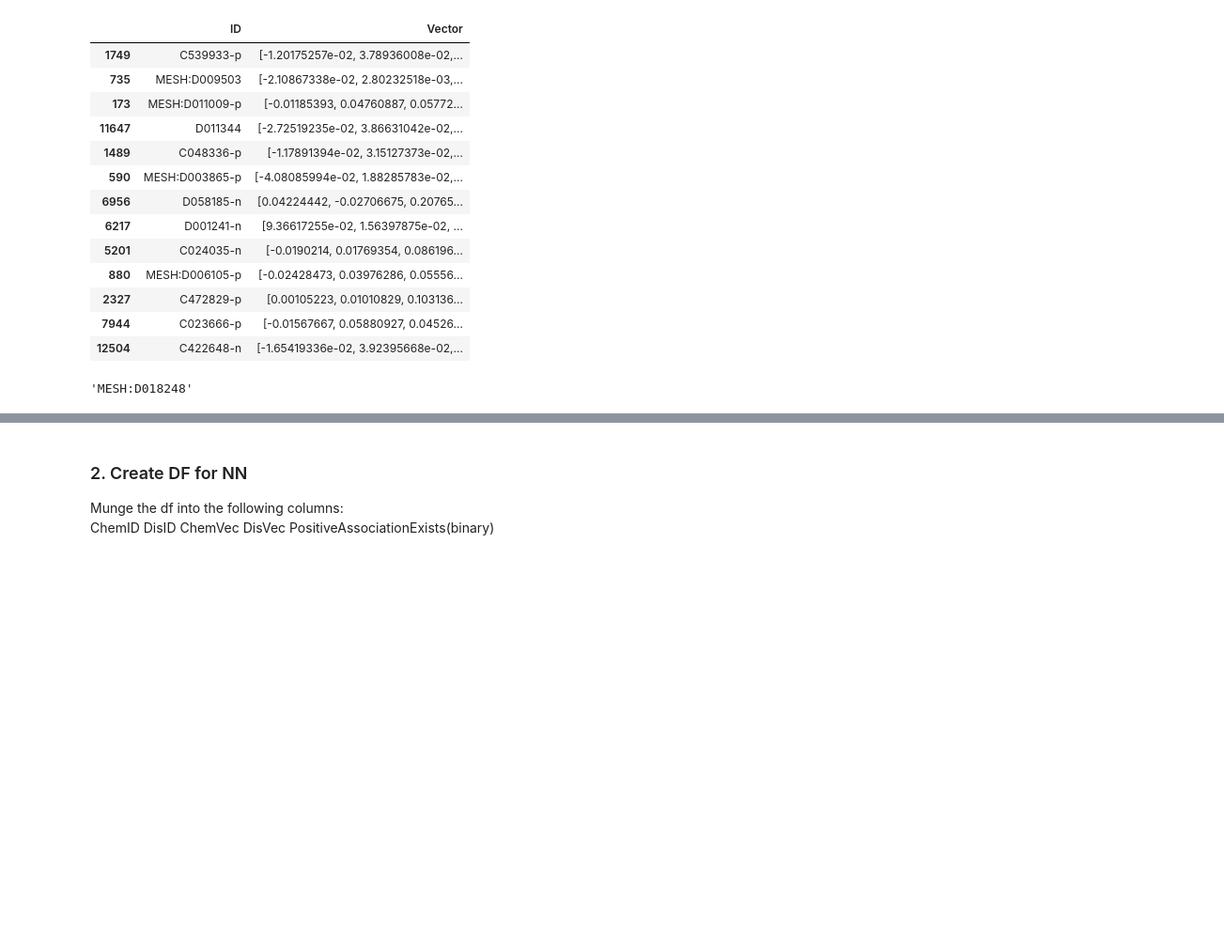
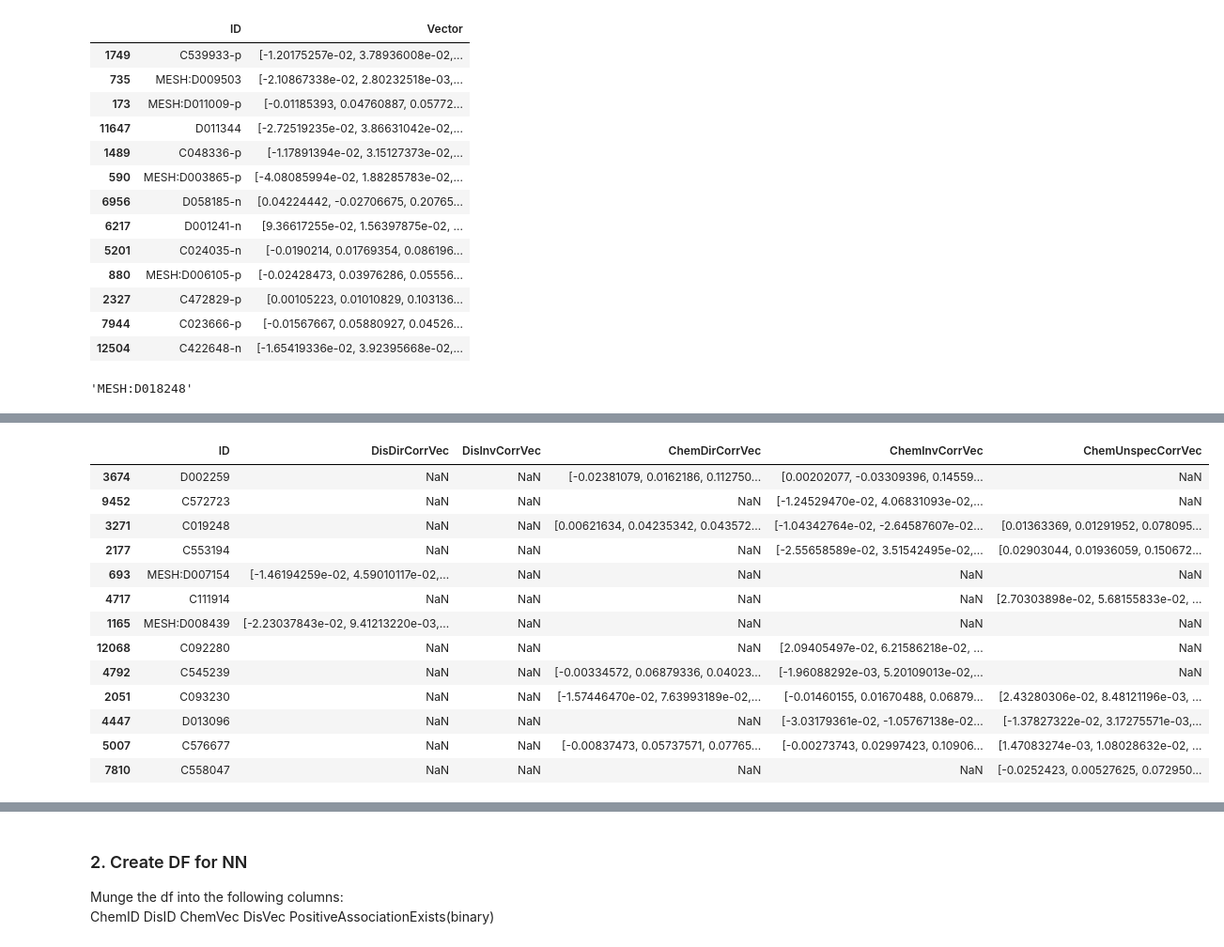
Before and after one commit to colemai/msc-thesis, a Jupyter notebook: opa/opa-nn.ipynb, the cells around one changed output, grey strips where cells are left out. Shown at 94% size. Cells and saved outputs as stored; diff of their text form; code cells hidden in the pictures; blank space fills up the shorter version.

```diff
--- a/opa/opa-nn.ipynb
+++ b/opa/opa-nn.ipynb
@@ -77,8 +77,8 @@ df.sample(13)
 | 12504 | C422648-n | [-1.65419336e-02, 3.92395668e-02,... |
 # %%
 # # # Create a df template
-# df2 = pd.DataFrame(columns=['ID','DisDirCorrVec', 'DisInvCorrVec', 'ChemDirCorrVec',
-#                             'ChemInvCorrVec', 'ChemUnspecCorrVec'])
+df2 = pd.DataFrame(columns=['ID','DisDirCorrVec', 'DisInvCorrVec', 'ChemDirCorrVec',
+                            'ChemInvCorrVec', 'ChemUnspecCorrVec'])
 # %%
 # Move info over
 def is_dis(stringer):
@@ -87,9 +87,9 @@ def is_dis(stringer):
     else:
         return False
 # %%
-# df2['ID'] = df.ID
-# df2['ID'] = df2.ID.apply(lambda x: x.replace('-p', '').replace('-n', ''))
-# df2 = df2.drop_duplicates()
+df2['ID'] = df.ID.copy()
+df2['ID'] = df2.ID.apply(lambda x: x.replace('-p', '').replace('-n', ''))
+df2 = df2.drop_duplicates()
 # %%
 # # df2[df2.DisDirCorrVec]
 # import pdb
@@ -202,0 +192,17 @@ map_ddc
+# %%
+df2.sample(13)
+# %% [output]
+|  | ID | DisDirCorrVec | DisInvCorrVec | ChemDirCorrVec | ChemInvCorrVec | ChemUnspecCorrVec |
+| 3674 | D002259 | NaN | NaN | [-0.02381079, 0.0162186, 0.112750... | [0.00202077, -0.03309396, 0.14559... | NaN |
+| 9452 | C572723 | NaN | NaN | NaN | [-1.24529470e-02, 4.06831093e-02,... | NaN |
+| 3271 | C019248 | NaN | NaN | [0.00621634, 0.04235342, 0.043572... | [-1.04342764e-02, -2.64587607e-02... | [0.01363369, 0.01291952, 0.078095... |
+| 2177 | C553194 | NaN | NaN | NaN | [-2.55658589e-02, 3.51542495e-02,... | [0.02903044, 0.01936059, 0.150672... |
+| 693 | MESH:D007154 | [-1.46194259e-02, 4.59010117e-02,... | NaN | NaN | NaN | NaN |
+| 4717 | C111914 | NaN | NaN | NaN | NaN | [2.70303898e-02, 5.68155833e-02, ... |
+| 1165 | MESH:D008439 | [-2.23037843e-02, 9.41213220e-03,... | NaN | NaN | NaN | NaN |
+| 12068 | C092280 | NaN | NaN | NaN | [2.09405497e-02, 6.21586218e-02, ... | NaN |
+| 4792 | C545239 | NaN | NaN | [-0.00334572, 0.06879336, 0.04023... | [-1.96088292e-03, 5.20109013e-02,... | NaN |
+| 2051 | C093230 | NaN | NaN | [-1.57446470e-02, 7.63993189e-02,... | [-0.01460155, 0.01670488, 0.06879... | [2.43280306e-02, 8.48121196e-03, ... |
+| 4447 | D013096 | NaN | NaN | NaN | [-3.03179361e-02, -1.05767138e-02... | [-1.37827322e-02, 3.17275571e-03,... |
+| 5007 | C576677 | NaN | NaN | [-0.00837473, 0.05737571, 0.07765... | [-0.00273743, 0.02997423, 0.10906... | [1.47083274e-03, 1.08028632e-02, ... |
+| 7810 | C558047 | NaN | NaN | NaN | NaN | [-0.0252423, 0.00527625, 0.072950... |
```
Also changed, not shown: parts of 11 cells of this notebook.
